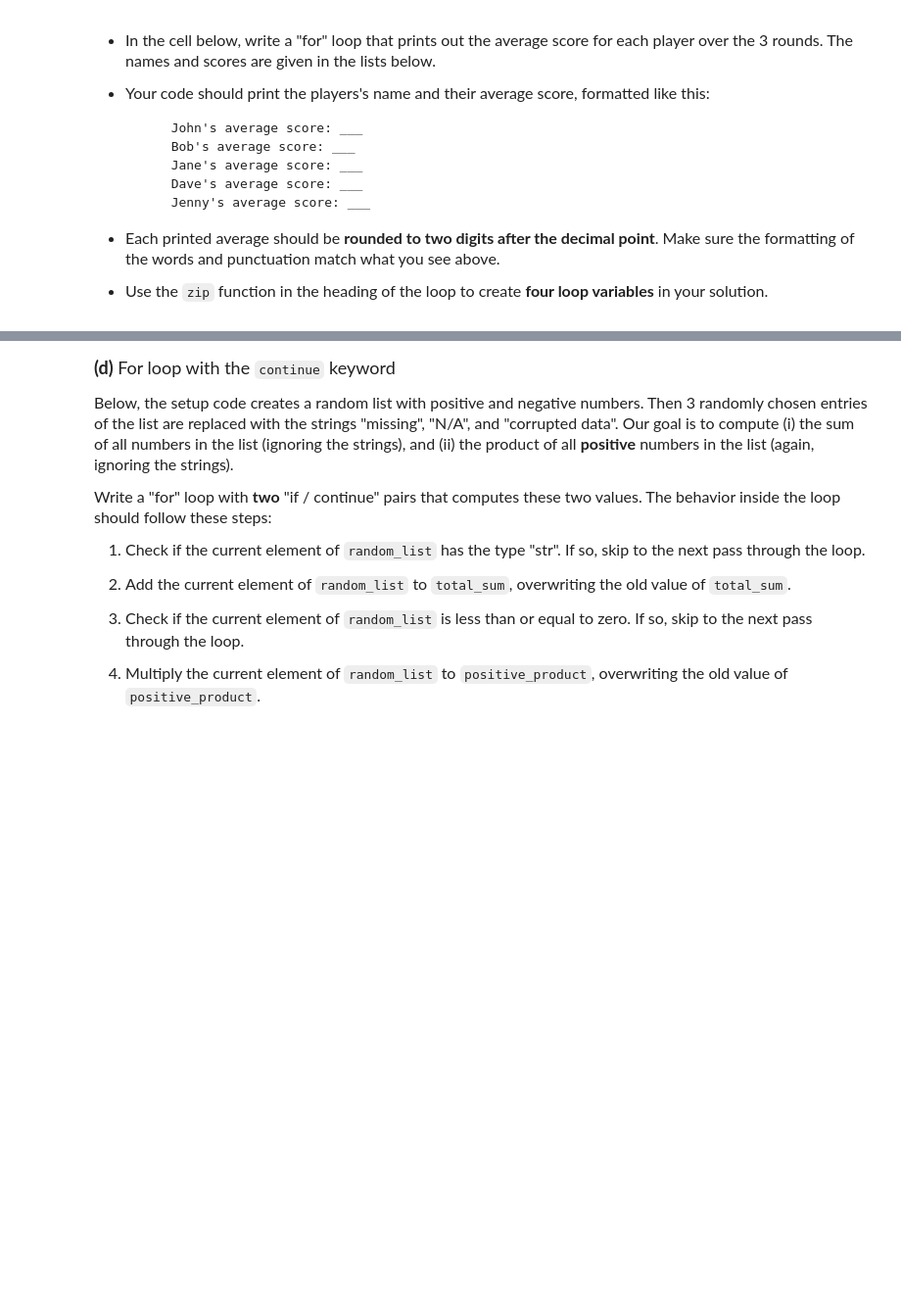
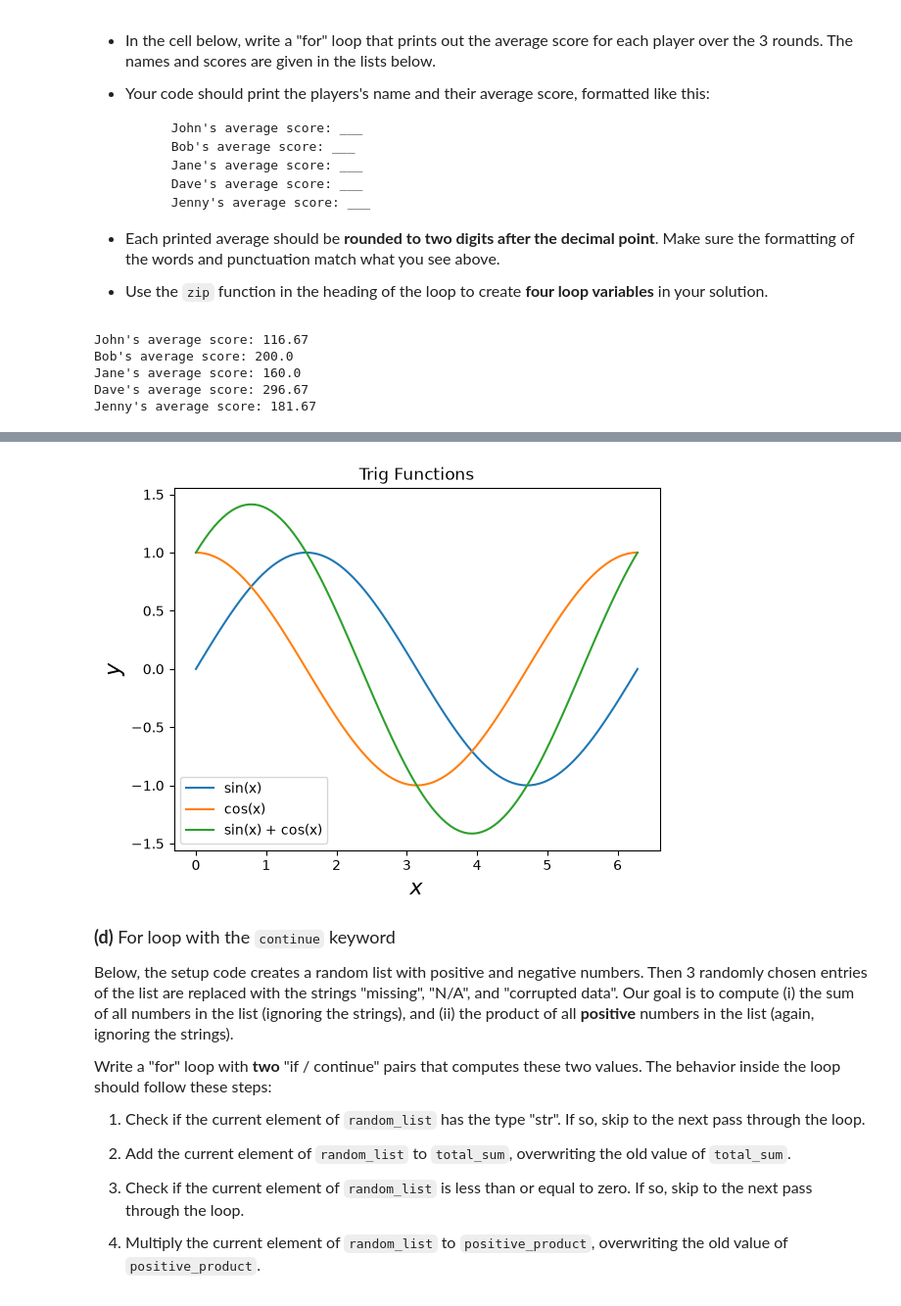
Before and after one commit to twu66021-sys/datasci151fall2026, a Jupyter notebook: _assignments/assignment_5/Assignment5.ipynb, the cells around one changed output, grey strips where cells are left out. Shown at 98% size. Drawn from its saved outputs; the diff is of its cells as text; code cells hidden in the pictures; blank space fills up the shorter version.

```diff
--- a/_assignments/assignment_5/Assignment5.ipynb
+++ b/_assignments/assignment_5/Assignment5.ipynb
@@ -136,6 +155,15 @@ round3 = [130, 190, 170, 310, 175]
 
 
 # Your code here
+for current_name, round1_score, round2_score, round3_score in zip(player_names, round1, round2, round3):
+    average_score = round((round1_score + round2_score + round3_score) / 3 , 2)
+    print(f"{current_name}'s average score: {average_score}")
+# %% [output]
+John's average score: 116.67
+Bob's average score: 200.0
+Jane's average score: 160.0
+Dave's average score: 296.67
+Jenny's average score: 181.67
 # %% [markdown]
 <font size = "4">
 
@@ -162,6 +190,26 @@ round3 = [130, 190, 170, 310, 175]
 <img src="figures/trig_functions.png" alt="drawing" width="350"/>
 # %%
 # Your code here
+import numpy as np
+import matplotlib.pyplot as plt
+
+vec_x = np.linspace(0, 2 * np.pi, 100)
+
+vec_y1 = np.sin(vec_x)
+vec_y2 = np.cos(vec_x)
+vec_y3 = np.sin(vec_x) + np.cos(vec_x)
+
+list_vectors = [vec_y1, vec_y2, vec_y3]
+
+for vec_y in list_vectors :
+    plt.plot(vec_x, vec_y)
+plt.xlabel("$x$", fontsize = 16)
+plt.ylabel("$y$", fontsize = 16)
+plt.legend(["sin(x)", "cos(x)", "sin(x) + cos(x)"])
+plt.title("Trig Functions", fontsize = 12)
+plt.show()
+# %% [output]
+[figure, added]
 # %% [markdown]
 <font size = "4">
 
```
Also changed, not shown: parts of 6 cells of this notebook, 1 other file.
